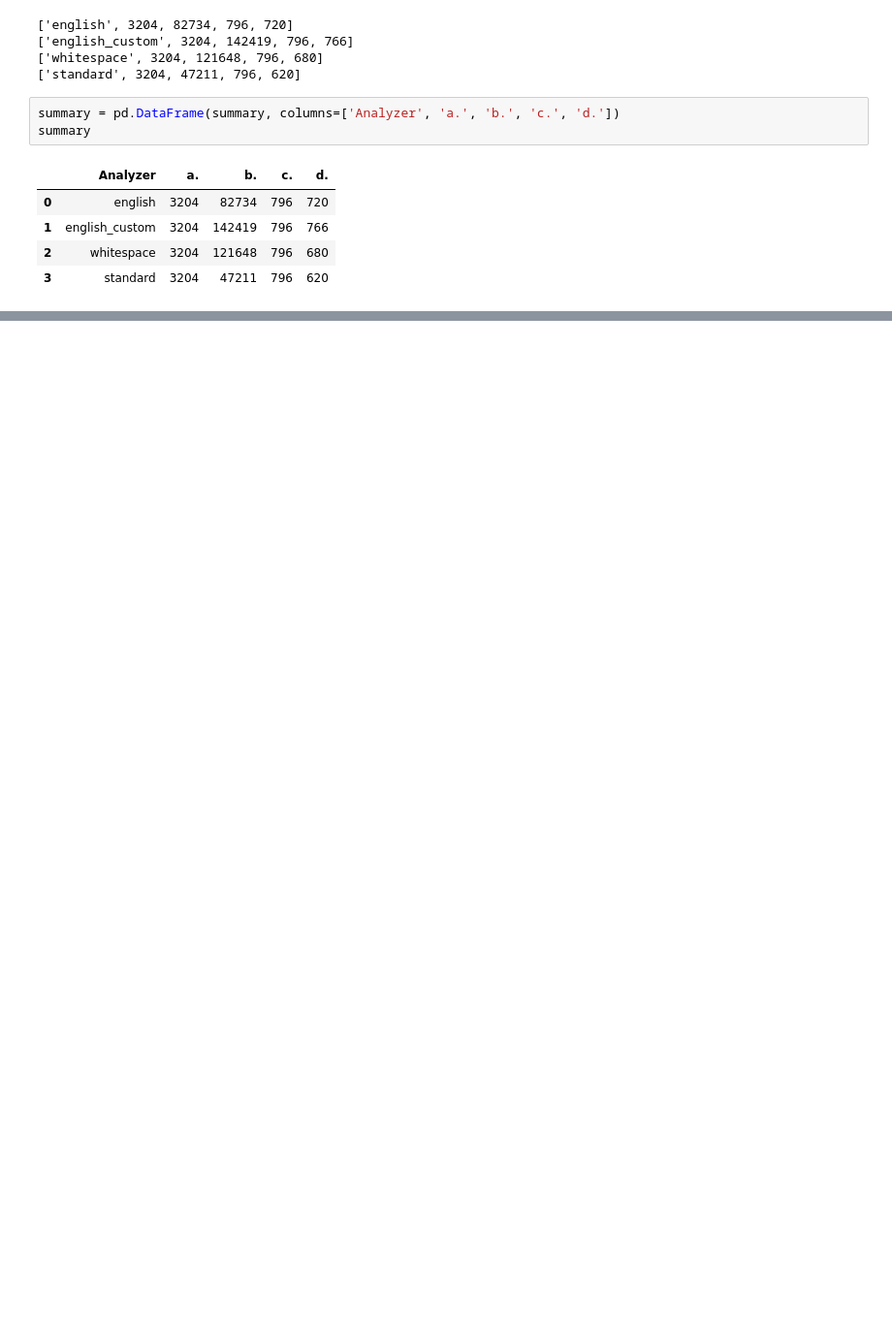
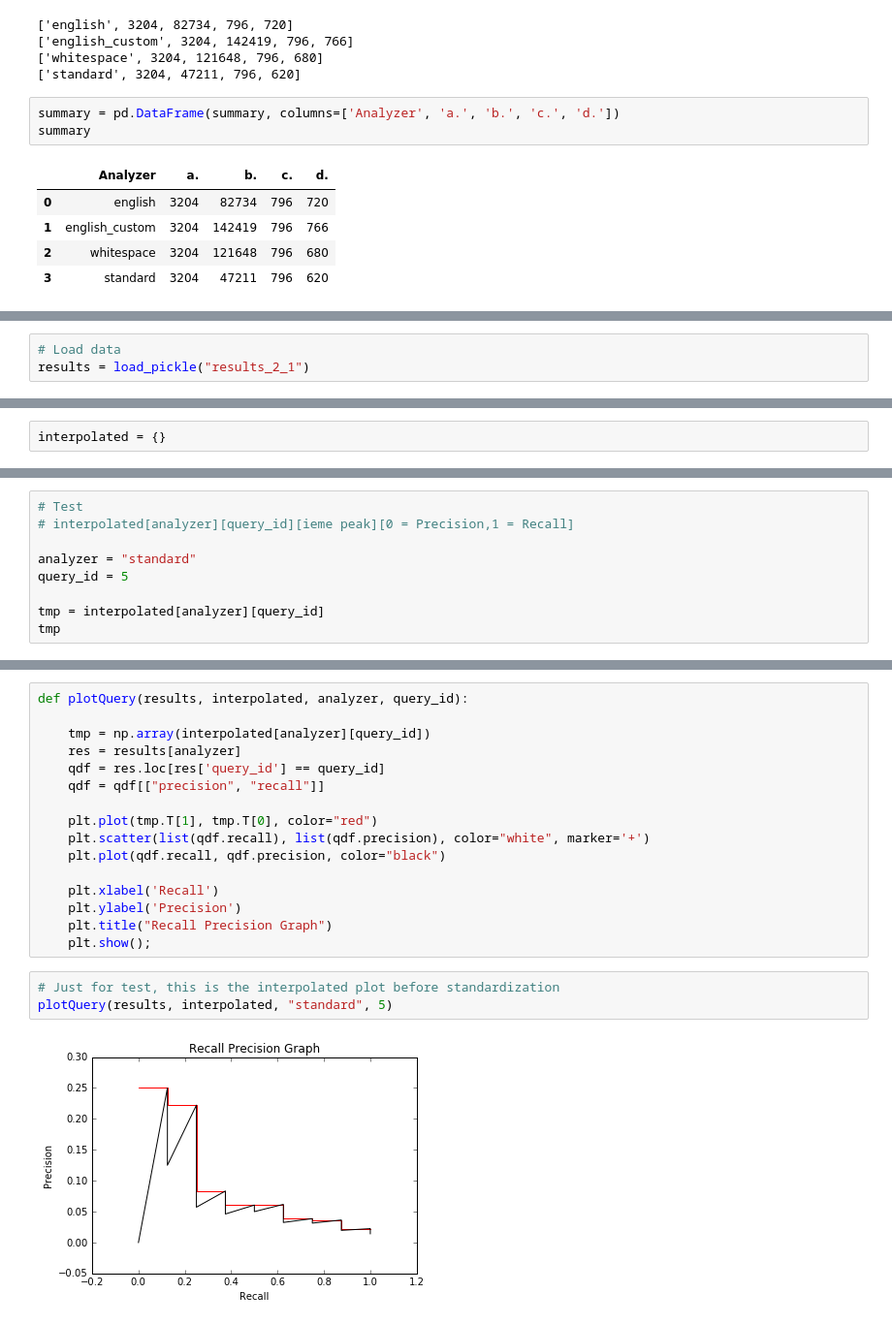
Before and after one commit to fredmontet/dmg-labs, a Jupyter notebook: lab04-evaluation/app_evaluation/Lab04_evaluation.ipynb, the cells around one changed output, grey strips where cells are left out. Shown at 97% size. Cells and saved outputs as stored; diff of their text form; blank space fills up the shorter version.

```diff
--- a/lab04-evaluation/app_evaluation/Lab04_evaluation.ipynb
+++ b/lab04-evaluation/app_evaluation/Lab04_evaluation.ipynb
@@ -96,0 +295,3 @@ save_latex_table(summary, "summary")
+# %%
+# Load data
+results = load_pickle("results_2_1")
@@ -96,0 +313,2 @@ save_latex_table(summary, "summary")
+# %%
+interpolated = {}
@@ -96,0 +338,9 @@ save_latex_table(summary, "summary")
+# %%
+# Test
+# interpolated[analyzer][query_id][ieme peak][0 = Precision,1 = Recall]
+
+analyzer = "standard"
+query_id = 5
+
+tmp = interpolated[analyzer][query_id]
+tmp
@@ -96,0 +364,21 @@ save_latex_table(summary, "summary")
+# %%
+def plotQuery(results, interpolated, analyzer, query_id):
+
+    tmp = np.array(interpolated[analyzer][query_id])
+    res = results[analyzer]
+    qdf = res.loc[res['query_id'] == query_id]
+    qdf = qdf[["precision", "recall"]]
+
+    plt.plot(tmp.T[1], tmp.T[0], color="red")
+    plt.scatter(list(qdf.recall), list(qdf.precision), color="white", marker='+')
+    plt.plot(qdf.recall, qdf.precision, color="black")
+
+    plt.xlabel('Recall')
+    plt.ylabel('Precision')
+    plt.title("Recall Precision Graph")
+    plt.show();
+# %%
+# Just for test, this is the interpolated plot before standardization
+plotQuery(results, interpolated, "standard", 5)
+# %% [output]
+[figure, added]
```
Also changed, not shown: parts of 32 cells of this notebook, 5 other files.
